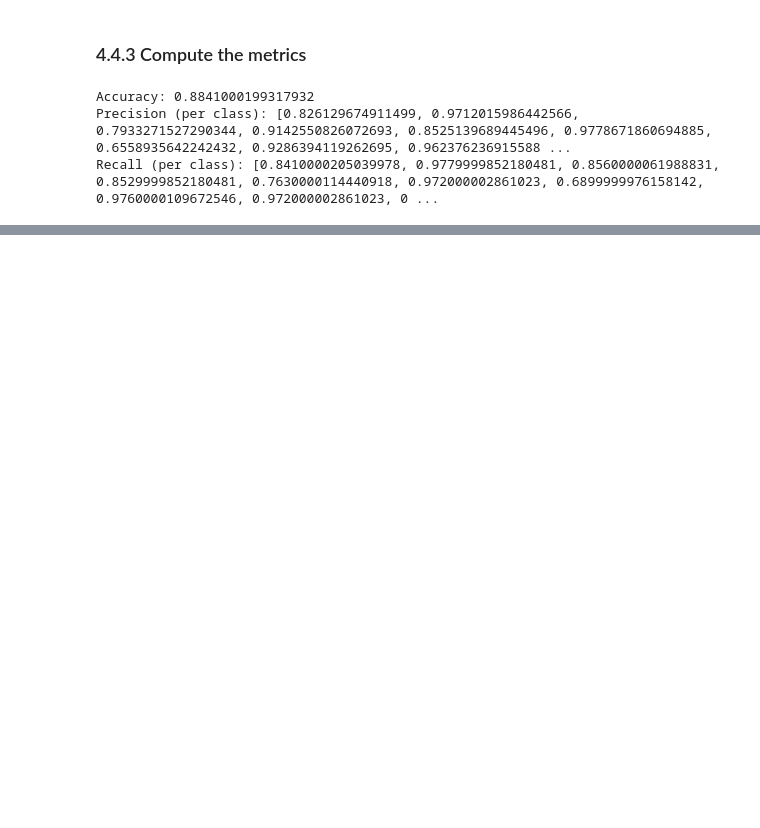
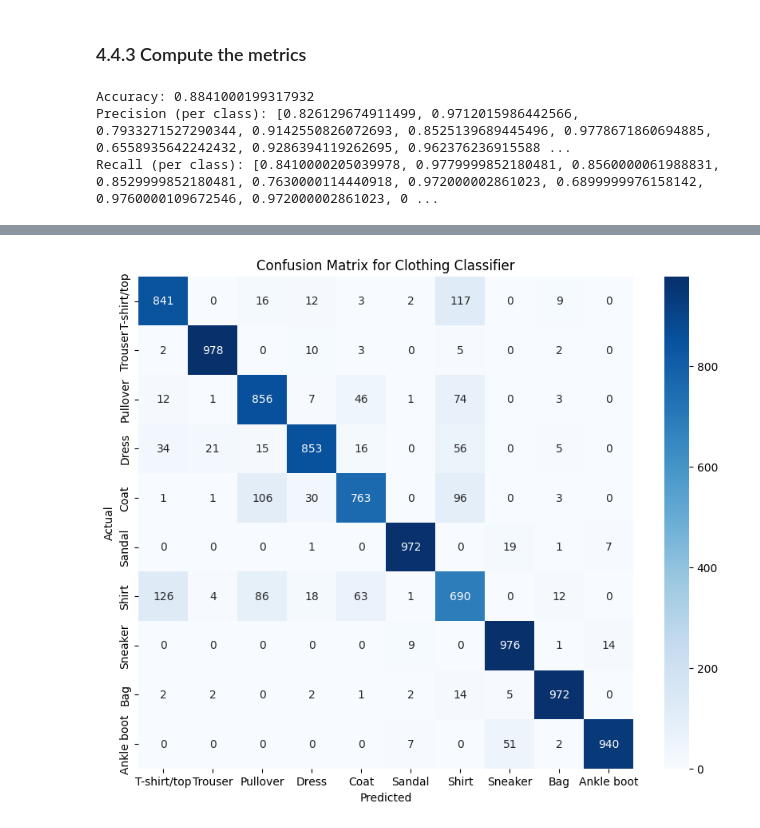
Before and after one commit to Sanjay9921/DataCamp-Project-Clothing-Classifier, a Jupyter notebook: clothing_classifier_model.ipynb, the cells around one changed output, grey strips where cells are left out. Saved outputs shown, nothing was run; the diff lists cells and outputs as text; code cells hidden in the pictures; blank space fills up the shorter version.

```diff
--- a/clothing_classifier_model.ipynb
+++ b/clothing_classifier_model.ipynb
@@ -142,13 +187,26 @@ class MultiClassImageClassifier(nn.Module):
     def __init__(self, num_input_channels, num_output_channels, num_classes, image_size):
         super(MultiClassImageClassifier, self).__init__()
 
-        self.conv1 = nn.Conv2d(num_input_channels, num_output_channels, kernel_size=3, stride=1, padding=1)
+        # Single Convolution Layer
+        self.conv1 = nn.Conv2d(
+            num_input_channels, # 1
+            num_output_channels, # 16
+            kernel_size=3, # standard small filter size
+            stride=1,
+            padding=1
+        )
+
+        # ReLU Activation Layer
         self.relu = nn.ReLU()
-        self.maxpool = nn.MaxPool2d(kernel_size=2, stride=2)
+
+        # Max Pooling Layer
+        self.maxpool = nn.MaxPool2d(kernel_size=2, stride=2) # reduces spatial dimensionality by half
+
+        # Flattening: Maps to the number_classes
         self.flatten = nn.Flatten()
 
         # FCN: Fully Connected Layer
-        self.fc = nn.Linear(num_output_channels * (image_size//2)**2, num_classes)
+        self.fc = nn.Linear(num_output_channels * (image_size//2)**2, num_classes) # input: 16 * ((image_size//2) * (image_size//2)), output: num_classes
 
     def forward(self, x):
         x = self.conv1(x)
@@ -226,10 +300,14 @@ recall_metric = Recall(task='multiclass', num_classes=num_classes, average=None)
 # %%
 cnn_model.eval()
 predictions = []
+true_labels = []
+
 for i, (features, labels) in enumerate(dataloader_test):
-    output = cnn_model.forward(features.reshape(-1, 1, image_size, image_size))
+    output = cnn_model(features.reshape(-1, 1, image_size, image_size))
     cat = torch.argmax(output, dim=-1)
     predictions.extend(cat.tolist())
+    true_labels.extend(labels.tolist())
+
     accuracy_metric(cat, labels)
     precision_metric(cat, labels)
     recall_metric(cat, labels)
@@ -246,3 +332,6 @@ print(f'Recall (per class): {recall}')
 Accuracy: 0.8841000199317932
 Precision (per class): [0.826129674911499, 0.9712015986442566, 0.7933271527290344, 0.9142550826072693, 0.8525139689445496, 0.9778671860694885, 0.6558935642242432, 0.9286394119262695, 0.962376236915588 ...
 Recall (per class): [0.8410000205039978, 0.9779999852180481, 0.8560000061988831, 0.8529999852180481, 0.7630000114440918, 0.972000002861023, 0.6899999976158142, 0.9760000109672546, 0.972000002861023, 0 ...
+# %%
+cm = confusion_matrix(true_labels, predictions)
+cm
@@ -248,0 +366,9 @@ Recall (per class): [0.8410000205039978, 0.9779999852180481, 0.8560000061988831,
+# %%
+plt.figure(figsize=(10,8))
+sns.heatmap(cm, annot=True, fmt='d', xticklabels=classes, yticklabels=classes, cmap='Blues')
+plt.ylabel('Actual')
+plt.xlabel('Predicted')
+plt.title('Confusion Matrix for Clothing Classifier')
+plt.show()
+# %% [output]
+[figure, added]
```
Also changed, not shown: parts of 20 cells of this notebook.
